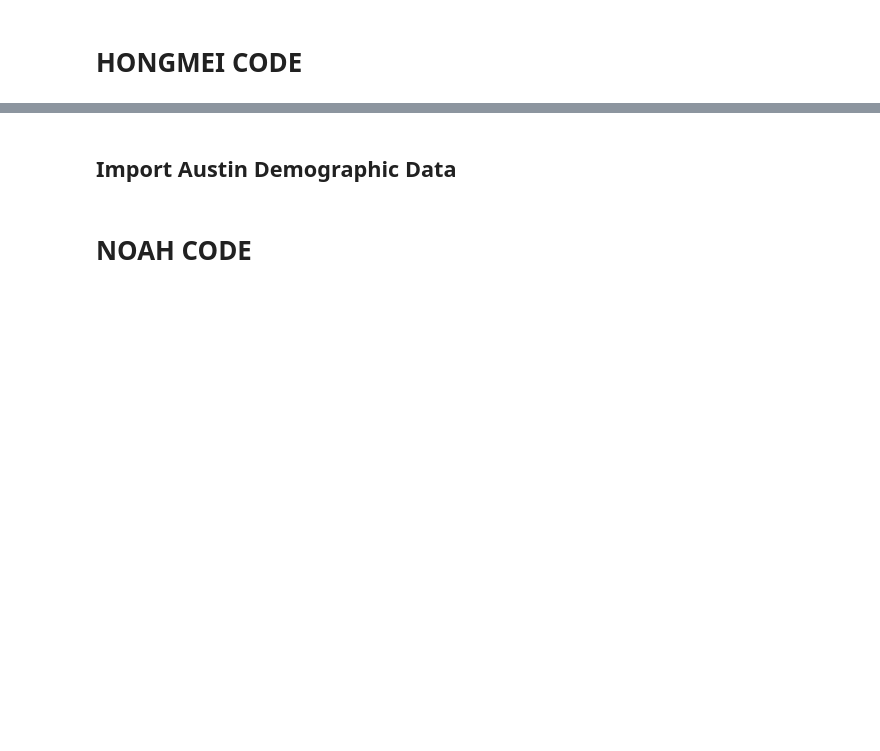
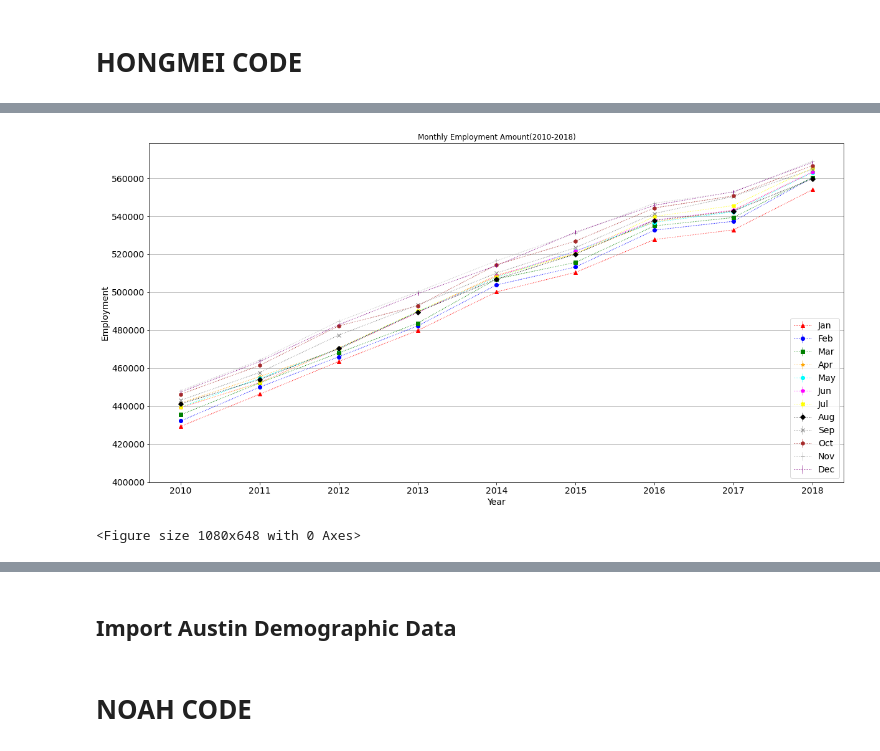
Before and after one commit to ybacoder/project-1, a Jupyter notebook: project_1.ipynb, the cells around one changed output, grey strips where cells are left out. Drawn from its saved outputs; the diff is of its cells as text; code cells hidden in the pictures; blank space fills up the shorter version.

```diff
--- a/project_1.ipynb
+++ b/project_1.ipynb
@@ -248,0 +405,3 @@ test
+# %%
+monthly_df = new_df[new_df.Month!='Annual']
+monthly_df
@@ -248,0 +422,7 @@ test
+# %%
+monthly_employment_df = pd.pivot_table(monthly_df,
+                            index='Year',
+                            columns='Month',
+                            values='Employment')
+monthly_employment_df = monthly_employment_df[['Jan','Feb','Mar','Apr','May','Jun','Jul','Aug','Sep','Oct','Nov','Dec']]
+monthly_employment_df
@@ -248,0 +441,24 @@ test
+# %%
+colors = ['red', 'blue', 'green', 'orange','cyan', 'magenta', 'yellow', 'black', 'grey','brown','silver', 'purple']
+markers = ['^', 'o', 's', '*', '8', 'p', 'X', 'D', 'x', 'h', '+', '|']
+
+x = monthly_employment_df.index
+for column, i in zip(monthly_employment_df.columns, range(len(monthly_employment_df.columns))):
+    y = monthly_employment_df[column]
+    plt.errorbar(x, y, yerr=3, elinewidth=0.8,
+                 color=colors[i], marker=markers[i],
+                 linestyle=':', linewidth=1,
+                 errorevery=1, label=column)
+
+plt.xlabel('Year')
+plt.ylabel('Employment')
+plt.title('Monthly Employment Amount(2010-2018)', fontsize=12)
+plt.legend(loc='lower right')
+plt.ylim(400000, max(y) + 10000)
+plt.grid(axis='y', linestyle='-')
+plt.figure(figsize=(15,9))
+# plt.savefig('Fig3 Monthly Employment Amount.png')
+plt.show()
+# %% [output]
+[figure, added]
+<Figure size 1080x648 with 0 Axes>
```
Also changed, not shown: parts of 19 cells of this notebook, 1 other file.
